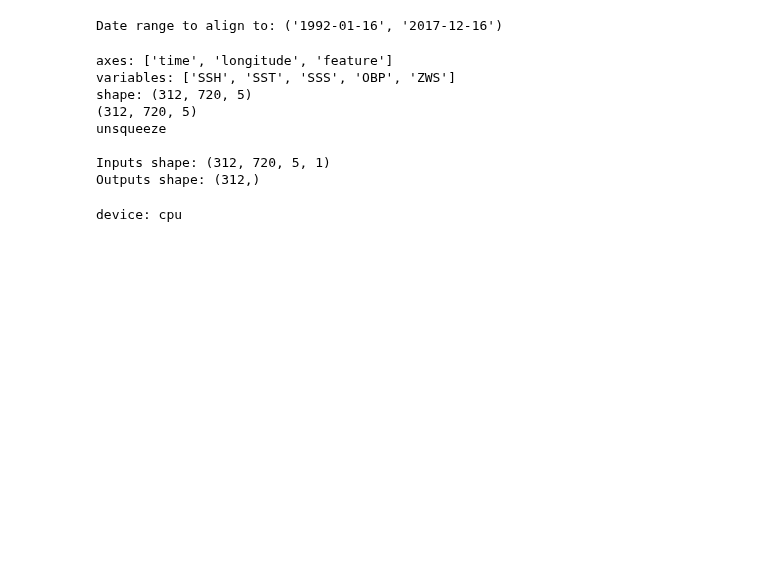
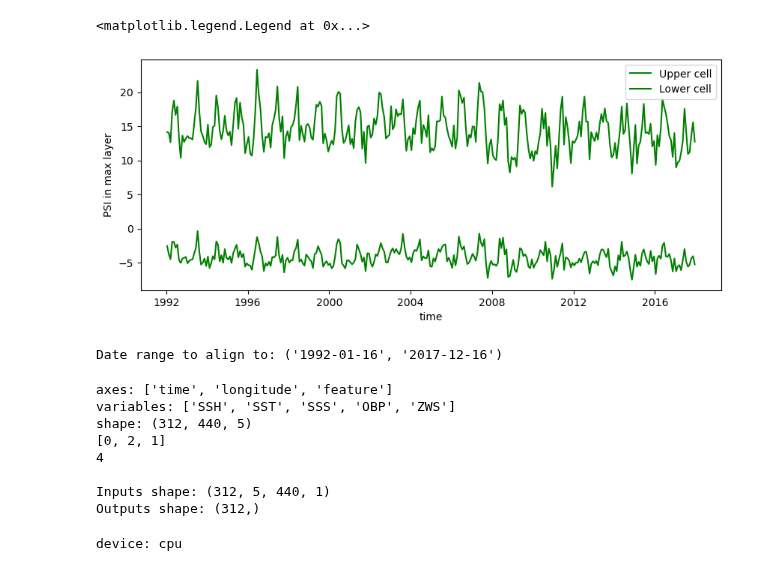
Before and after one commit to ai4er-cdt/OTP, a Jupyter notebook: notebooks/neural_networks.ipynb, the cells around one changed output. Saved outputs shown, nothing was run; the diff lists cells and outputs as text; code cells hidden in the pictures; blank space fills up the shorter version.

```diff
--- a/notebooks/neural_networks.ipynb
+++ b/notebooks/neural_networks.ipynb
@@ -61,3 +147,16 @@ Data variables:
+# %%
+psi_data_upper = outputs_upper_cell
+psi_data_lower = outputs_bottom_cell
+
+plt.figure(figsize = (10, 4))
+plt.plot(psi_data_upper["time"].squeeze(), psi_data_upper["moc"].squeeze(), color='green', label='Upper cell')
+plt.plot(psi_data_lower["time"].squeeze(), psi_data_lower["moc"].squeeze(), color='green', label='Lower cell')
+plt.xlabel('time')
+plt.ylabel('PSI in max layer')
+plt.legend()
+# %% [output]
+<matplotlib.legend.Legend at 0x...>
+[figure, added]
 # %%
 date_range = (inputs.time.values[0], inputs.time.values[-1]) # grabbing start and end date for inputs
 date_range = tuple([str(d).split('T')[0] for d in date_range]) # extracting just the date, w/o time
@@ -90,11 +189,13 @@ X = pp_data_np
 # Necessary step to do convolutions along the right axis with pytorch tensors!
 dims = list(range(X.ndim))
 dims[1], dims[-1] = dims[-1], dims[1]
-X_transposed = np.transpose(X, dims)
+print(dims)
+X = np.transpose(X, dims)
 
 conv_dims = 2
 if len(X.shape) == (conv_dims + 1):
     X = np.expand_dims(X, axis=-1)
+print(X.ndim)
 
 y = strength_np[-X.shape[0]:]
 
@@ -104,11 +205,11 @@ print('Outputs shape:', y.shape)
 # %% [output]
 axes: ['time', 'longitude', 'feature']
 variables: ['SSH', 'SST', 'SSS', 'OBP', 'ZWS']
-shape: (312, 720, 5)
-(312, 720, 5)
-unsqueeze
+shape: (312, 440, 5)
+[0, 2, 1]
+4
 
-Inputs shape: (312, 720, 5, 1)
+Inputs shape: (312, 5, 440, 1)
 Outputs shape: (312,)
 # %%
 X_train, X_test, y_train, y_test = train_test_split(X, y, test_size=0.3, shuffle=False, stratify=None, random_state=123456)
```
Also changed, not shown: parts of 12 cells of this notebook, 3 other files.
